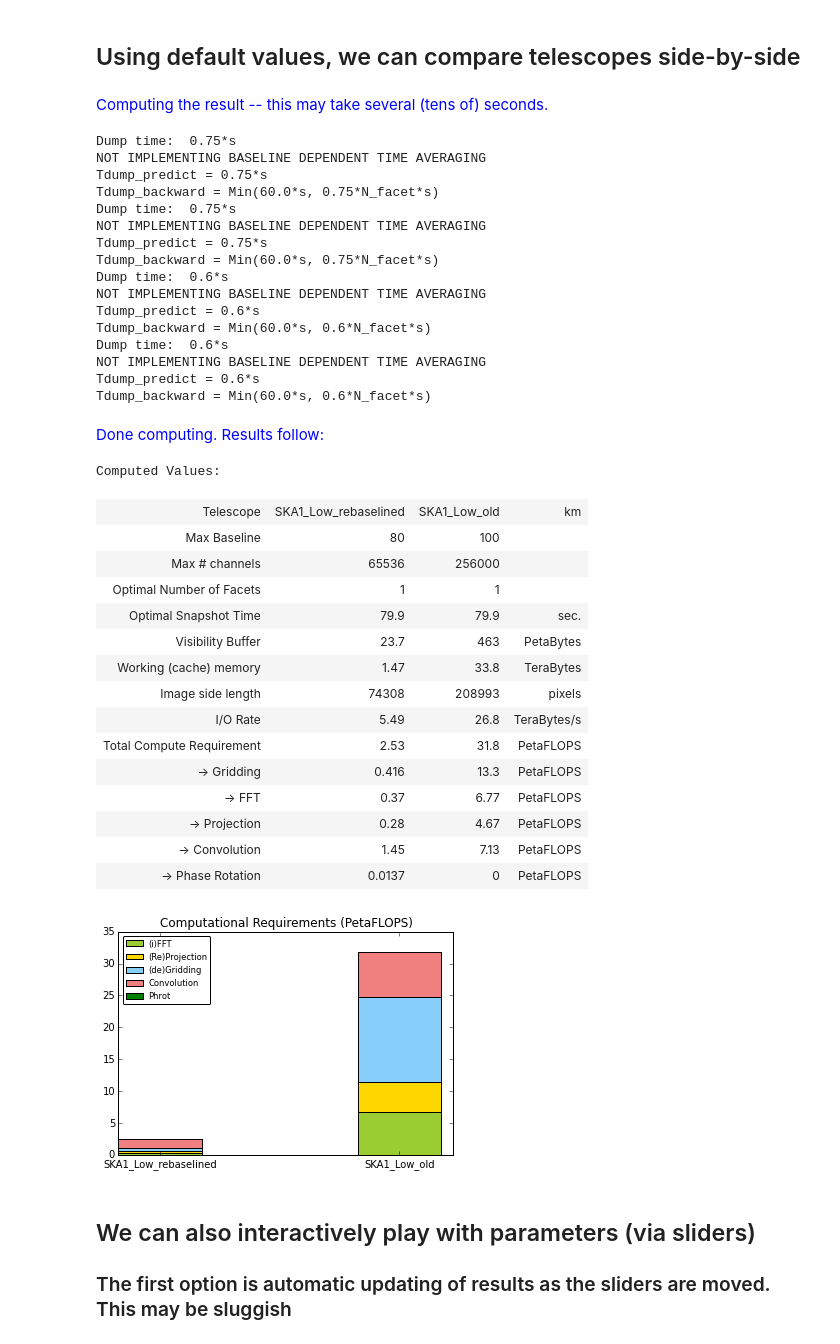
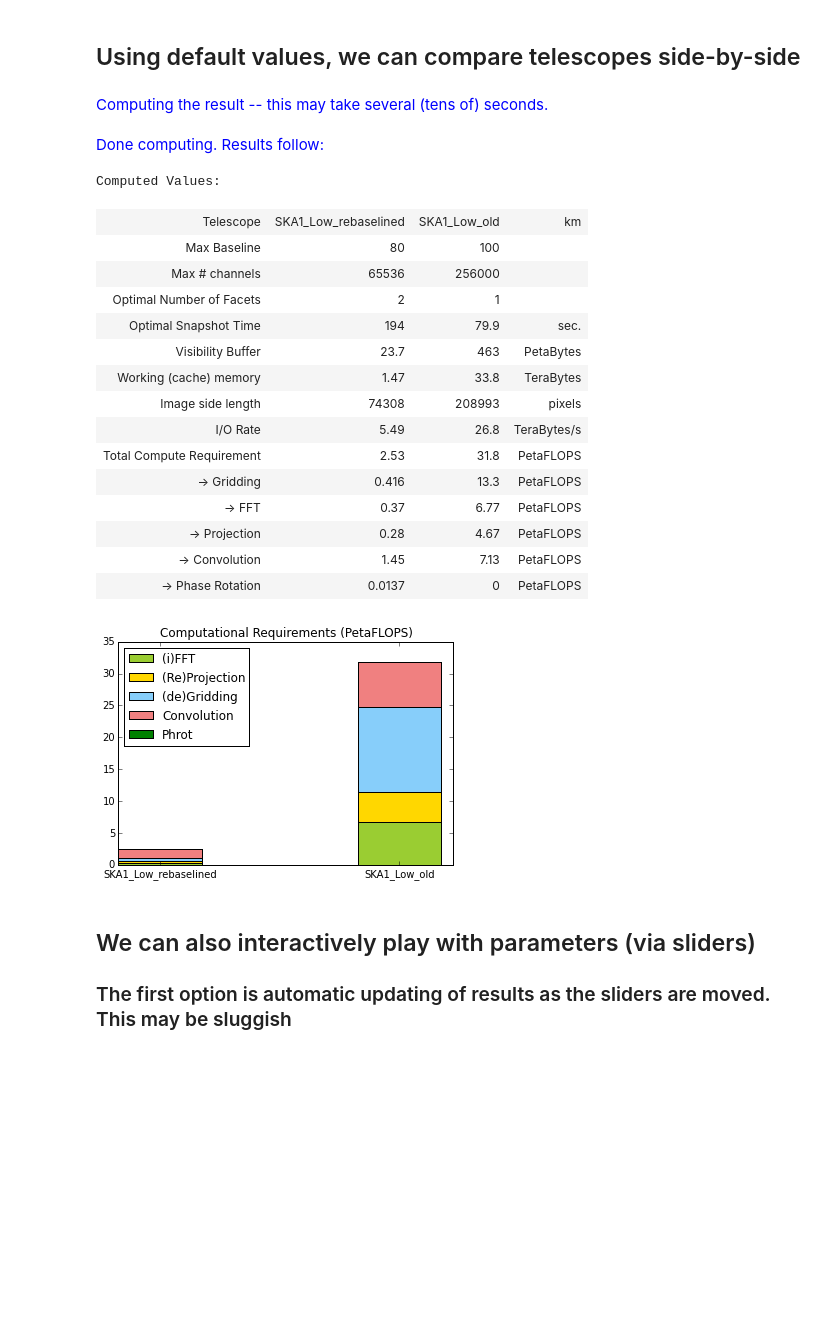
Before and after one commit to top-sim/sdp-par-model, a Jupyter notebook: iPython/SKA1_Imaging_Performance_Model.ipynb, the cells around one changed output. Saved outputs shown, nothing was run; the diff lists cells and outputs as text; code cells hidden in the pictures; blank space fills up the shorter version.

```diff
--- a/iPython/SKA1_Imaging_Performance_Model.ipynb
+++ b/iPython/SKA1_Imaging_Performance_Model.ipynb
@@ -24,47 +25,30 @@ available_modes = (ImagingModes.Continuum, ImagingModes.Spectral, ImagingModes.S
 :0: FutureWarning: IPython widgets are experimental and may change in the future.
 # %% [markdown]
 ## Using default values, we can compare telescopes side-by-side
-# %%
-interact_manual(iapi.compare_telescopes_default,
-                Telescope_1=available_teles, Telescope_2=available_teles, Band=available_bands, Mode=available_modes);
-#there's a bug here: if we run SKA1 Low rebaslined against Low Old, Nfacet=1 for each but the number of pixels is not
-#consistent - suggests that Nfacet=2 for the Rebaselined case. What's going on?
-# %% [output]
-Computing the result -- this may take several (tens of) seconds.
-Dump time:  0.75*s
-NOT IMPLEMENTING BASELINE DEPENDENT TIME AVERAGING
-Tdump_predict = 0.75*s
-Tdump_backward = Min(60.0*s, 0.75*N_facet*s)
-Dump time:  0.75*s
-NOT IMPLEMENTING BASELINE DEPENDENT TIME AVERAGING
-Tdump_predict = 0.75*s
-Tdump_backward = Min(60.0*s, 0.75*N_facet*s)
-Dump time:  0.6*s
-NOT IMPLEMENTING BASELINE DEPENDENT TIME AVERAGING
-Tdump_predict = 0.6*s
-Tdump_backward = Min(60.0*s, 0.6*N_facet*s)
-Dump time:  0.6*s
-NOT IMPLEMENTING BASELINE DEPENDENT TIME AVERAGING
-Tdump_predict = 0.6*s
-Tdump_backward = Min(60.0*s, 0.6*N_facet*s)
-Done computing. Results follow:
-Computed Values:
-| Telescope | SKA1_Low_rebaselined | SKA1_Low_old | km |
-| Max Baseline | 80 | 100 |  |
-| Max # channels | 65536 | 256000 |  |
-| Optimal Number of Facets | 1 | 1 |  |
-| Optimal Snapshot Time | 79.9 | 79.9 | sec. |
-| Visibility Buffer | 23.7 | 463 | PetaBytes |
-| Working (cache) memory | 1.47 | 33.8 | TeraBytes |
-| Image side length | 74308 | 208993 | pixels |
-| I/O Rate | 5.49 | 26.8 | TeraBytes/s |
-| Total Compute Requirement | 2.53 | 31.8 | PetaFLOPS |
-| -> Gridding | 0.416 | 13.3 | PetaFLOPS |
-| -> FFT | 0.37 | 6.77 | PetaFLOPS |
-| -> Projection | 0.28 | 4.67 | PetaFLOPS |
-| -> Convolution | 1.45 | 7.13 | PetaFLOPS |
-| -> Phase Rotation | 0.0137 | 0 | PetaFLOPS |
-[figure, removed]
+# %%
+interact_manual(iapi.compare_telescopes_default,
+                Telescope_1=available_teles, Telescope_2=available_teles, Band=available_bands, Mode=available_modes,
+                verbose=verbose_display);
+# %% [output]
+Computing the result -- this may take several (tens of) seconds.
+Done computing. Results follow:
+Computed Values:
+| Telescope | SKA1_Low_rebaselined | SKA1_Low_old | km |
+| Max Baseline | 80 | 100 |  |
+| Max # channels | 65536 | 256000 |  |
+| Optimal Number of Facets | 2 | 1 |  |
+| Optimal Snapshot Time | 194 | 79.9 | sec. |
+| Visibility Buffer | 23.7 | 463 | PetaBytes |
+| Working (cache) memory | 1.47 | 33.8 | TeraBytes |
+| Image side length | 74308 | 208993 | pixels |
+| I/O Rate | 5.49 | 26.8 | TeraBytes/s |
+| Total Compute Requirement | 2.53 | 31.8 | PetaFLOPS |
+| -> Gridding | 0.416 | 13.3 | PetaFLOPS |
+| -> FFT | 0.37 | 6.77 | PetaFLOPS |
+| -> Projection | 0.28 | 4.67 | PetaFLOPS |
+| -> Convolution | 1.45 | 7.13 | PetaFLOPS |
+| -> Phase Rotation | 0.0137 | 0 | PetaFLOPS |
+[figure, added]
 # %% [markdown]
 ## We can also interactively play with parameters (via sliders)
 
```
Also changed, not shown: parts of 3 cells of this notebook, 4 other files.
